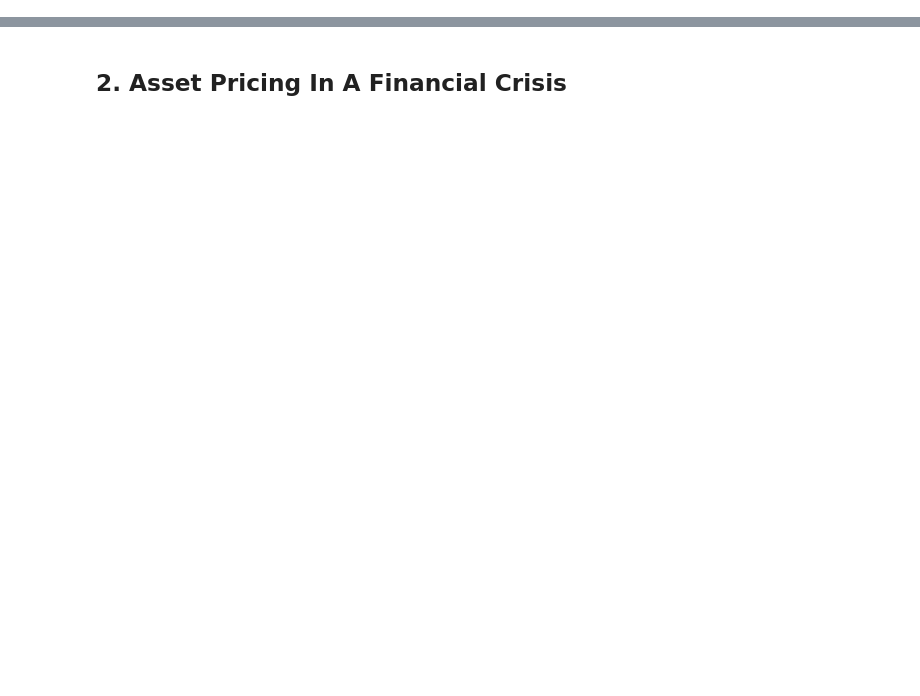
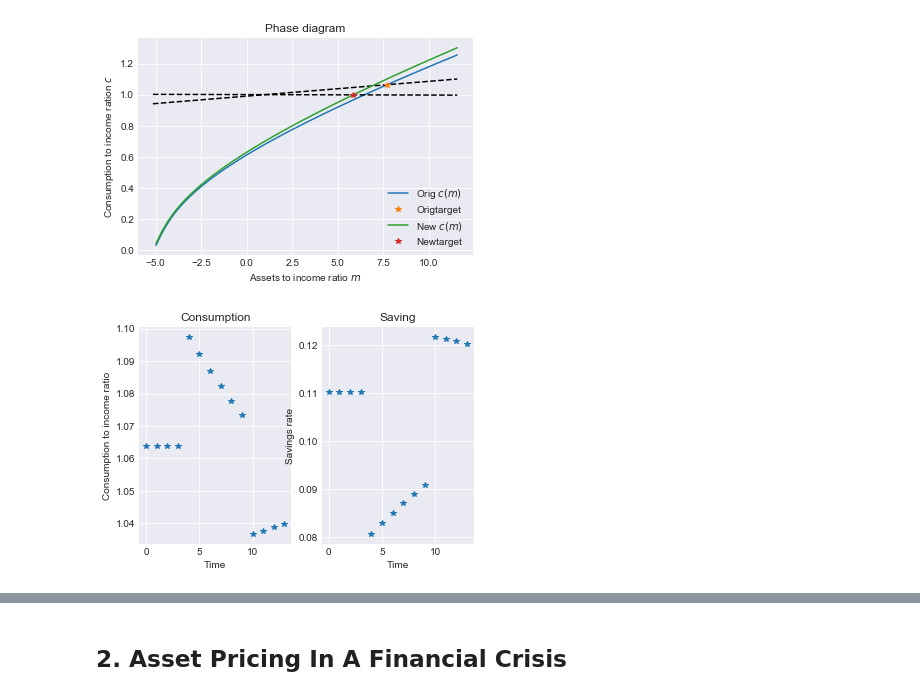
Before and after one commit to JHU-Econ-Choice-2018/problem-set-4-Mv77, a Jupyter notebook: problem-set-4-Mv77.ipynb, the cells around one changed output, grey strips where cells are left out. Drawn from its saved outputs; the diff is of its cells as text; code cells hidden in the pictures; blank space fills up the shorter version.

```diff
--- a/problem-set-4-Mv77.ipynb
+++ b/problem-set-4-Mv77.ipynb
@@ -59,0 +276,26 @@ which is the desired result.
+# %%
+params_0 = {'UnempPrb' : UnempP,
+            'DiscFac' : DiscFac,
+            'Rfree' : Rfree,
+            'PermGroFac' : PermGroFac,
+            'CRRA' : CRRA}
+
+params_1 = {'UnempPrb' : UnempP,
+            'DiscFac' : DiscFac,
+            'Rfree' : Rfree,
+            'PermGroFac' : 1+2*(PermGroFac-1),
+            'CRRA' : CRRA}
+
+# Create and solve agent
+agent0 = TractableConsumerType(**params_0)
+agent1 = TractableConsumerType(**params_1)
+agent0.solve()
+agent1.solve()
+
+agent0.eta = 0.15
+agent1.eta = 0.15
+
+experiment(agent0,agent1,m0 = agent0.mTarg,periods = 6, burnin = 4)
+# %% [output]
+[figure, added]
+[figure, added]
```
Also changed, not shown: parts of 12 cells of this notebook.
